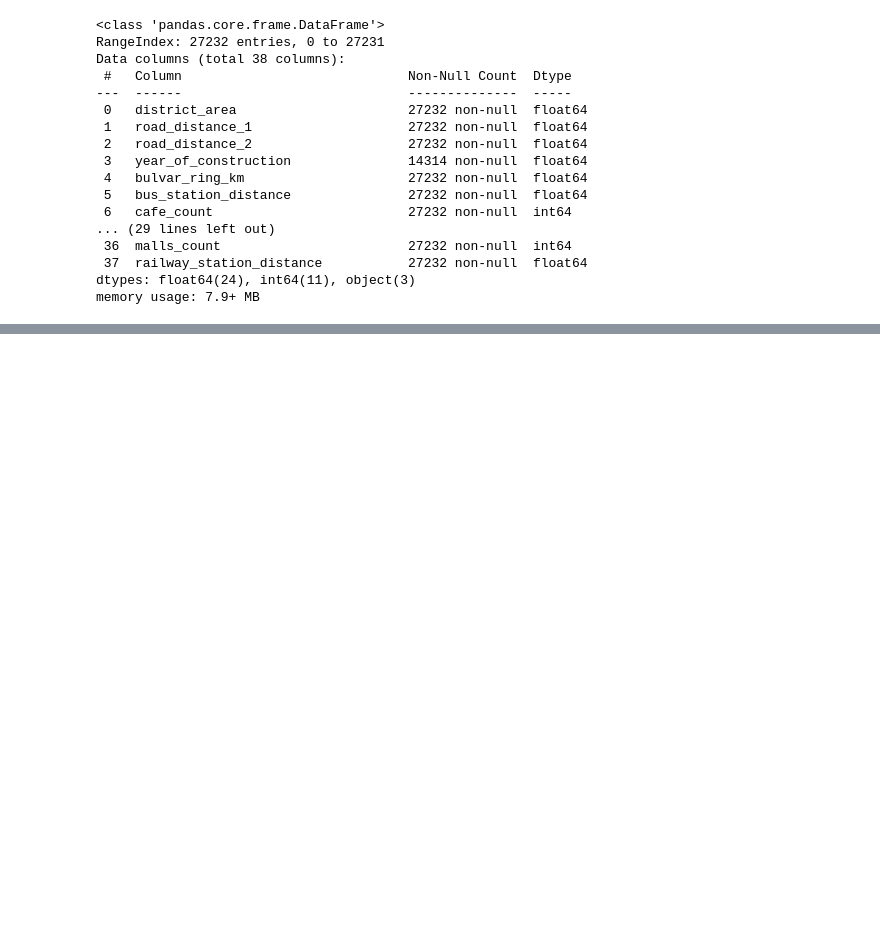
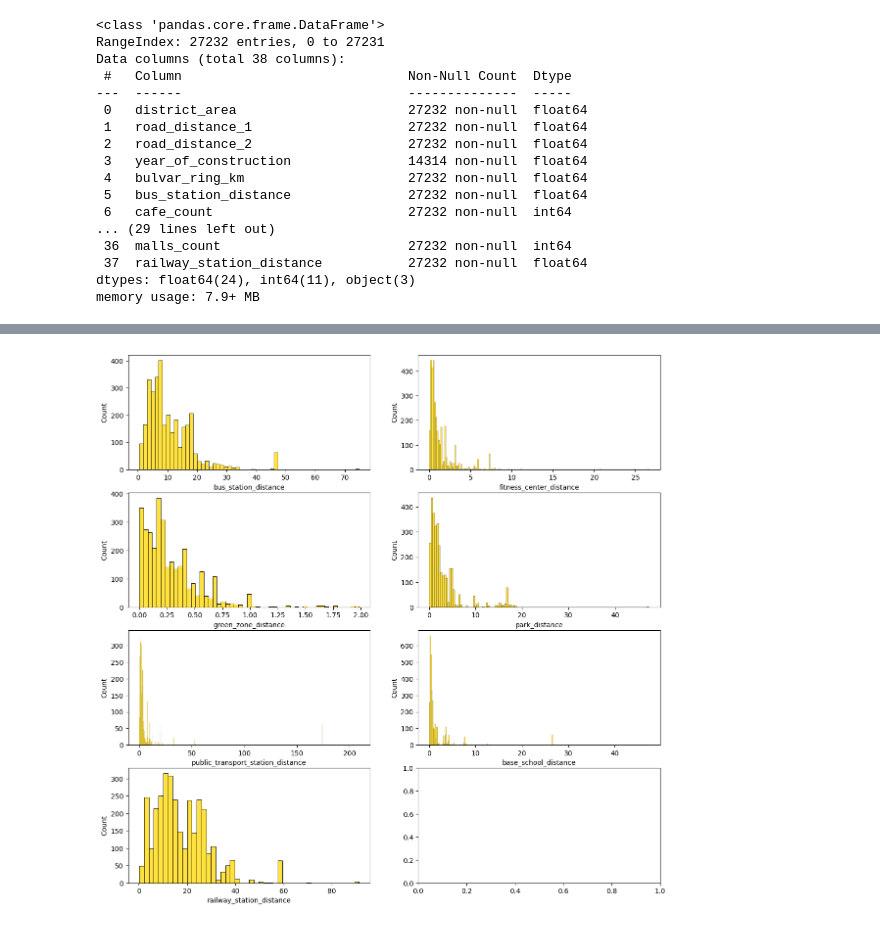
Before and after one commit to se4en/ai_masters_ml2_comp1, a Jupyter notebook: src/notebooks/eda_0.ipynb, the cells around one changed output, grey strips where cells are left out. Cells and saved outputs as stored; diff of their text form; code cells hidden in the pictures; blank space fills up the shorter version.

```diff
--- a/src/notebooks/eda_0.ipynb
+++ b/src/notebooks/eda_0.ipynb
@@ -35,0 +167,4 @@ dtype('O')
+# %%
+plot_hists(_df_test, f_names)
+# %% [output]
+[figure, added]
```
Also changed, not shown: parts of 78 cells of this notebook.
